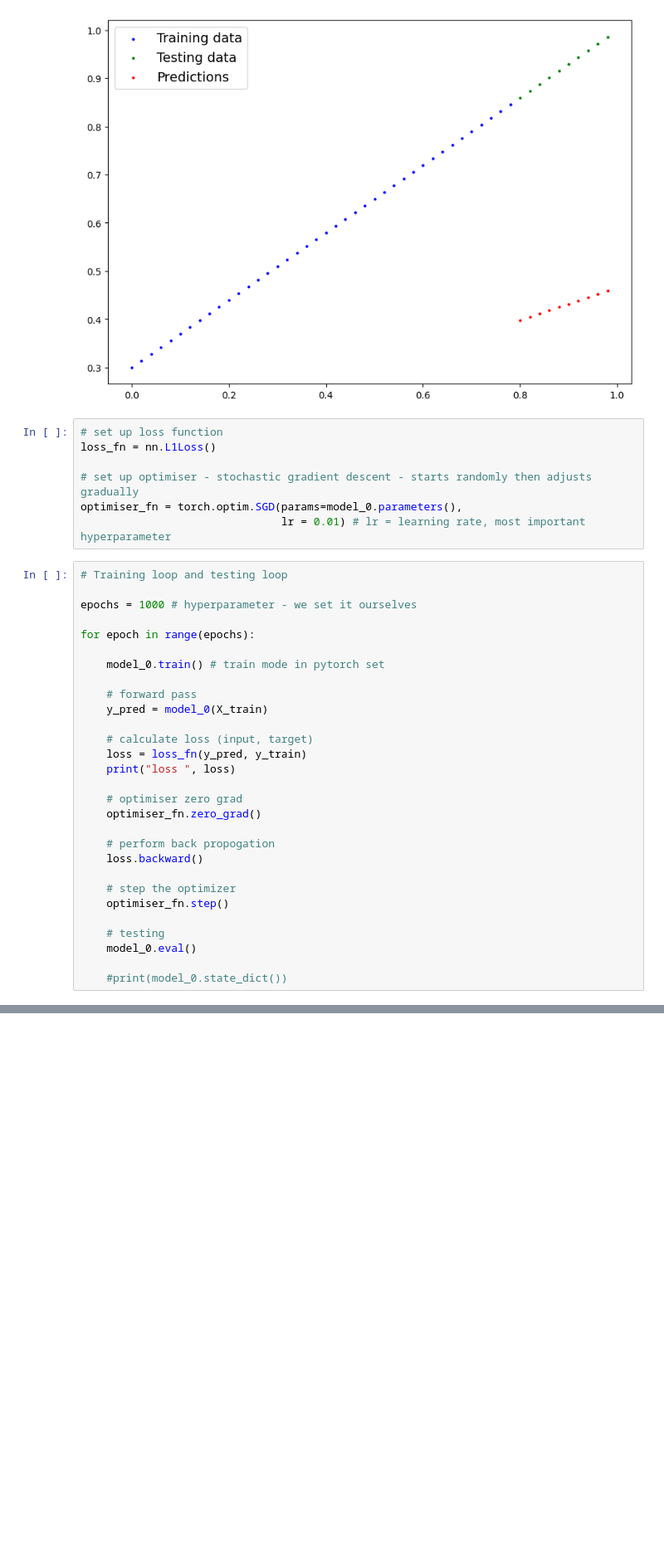
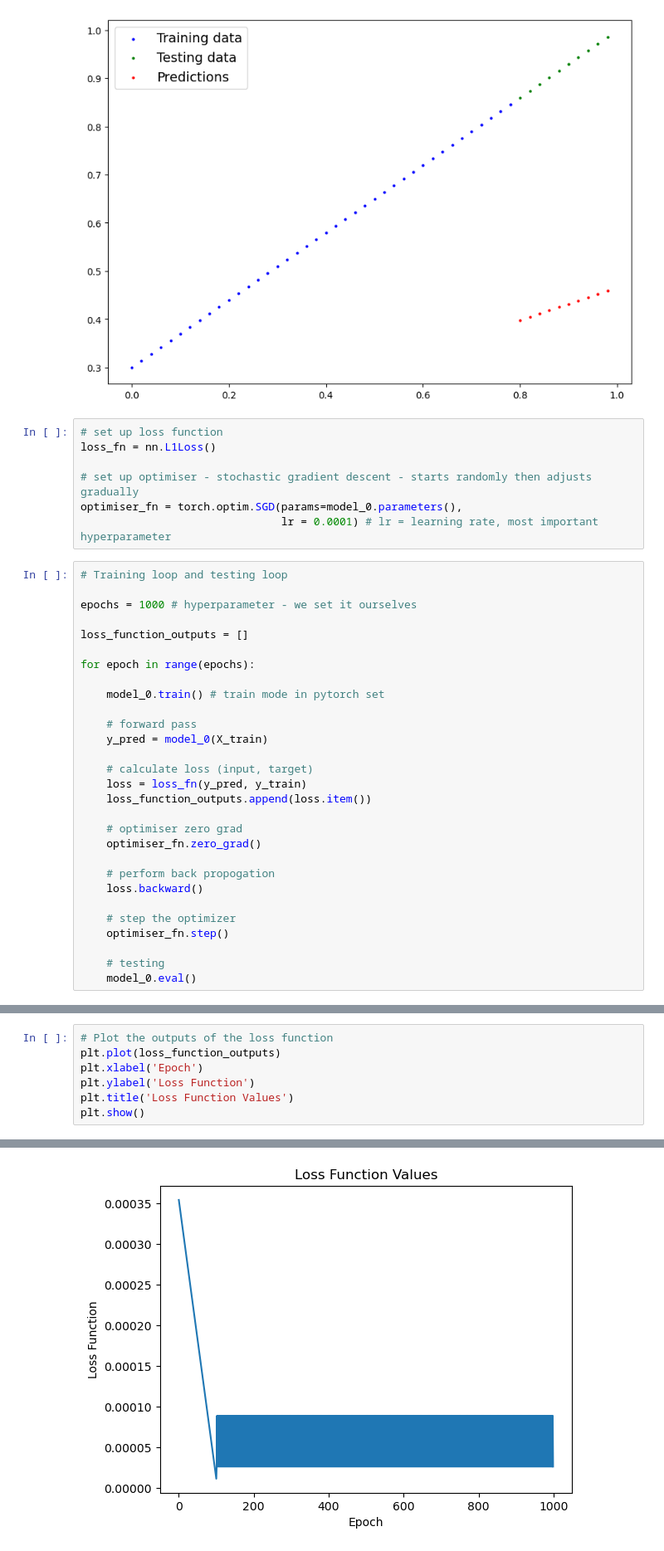
Before and after one commit to bennettandy/PyTorchWork, a Jupyter notebook: SimpleLinearRegressionModel.ipynb, the cells around one changed output, grey strips where cells are left out. Shown at 83% size. Saved outputs shown, nothing was run; the diff lists cells and outputs as text; blank space fills up the shorter version.

Commit message:
graphing the loss function over time

```diff
--- a/SimpleLinearRegressionModel.ipynb
+++ b/SimpleLinearRegressionModel.ipynb
@@ -155,11 +156,13 @@ loss_fn = nn.L1Loss()
 
 # set up optimiser - stochastic gradient descent - starts randomly then adjusts gradually
 optimiser_fn = torch.optim.SGD(params=model_0.parameters(),
-                               lr = 0.01) # lr = learning rate, most important hyperparameter
+                               lr = 0.0001) # lr = learning rate, most important hyperparameter
 # %%
 # Training loop and testing loop
 
 epochs = 1000 # hyperparameter - we set it ourselves
+
+loss_function_outputs = []
 
 for epoch in range(epochs):
 
@@ -170,7 +173,7 @@ for epoch in range(epochs):
 
     # calculate loss (input, target)
     loss = loss_fn(y_pred, y_train)
-    print("loss ", loss)
+    loss_function_outputs.append(loss.item())
 
     # optimiser zero grad
     optimiser_fn.zero_grad()
@@ -183,5 +186,3 @@ for epoch in range(epochs):
 
     # testing
     model_0.eval()
-
-    #print(model_0.state_dict())
@@ -206,2 +189,8 @@ loss  tensor(0.0026, grad_fn=<MeanBackward0>)
 # %%
+# Plot the outputs of the loss function
+plt.plot(loss_function_outputs)
+plt.xlabel('Epoch')
+plt.ylabel('Loss Function')
+plt.title('Loss Function Values')
+plt.show()
 # %% [output]
@@ -209,3 +197,4 @@ OrderedDict([('weights', tensor([0.3367])), ('bias', tensor([0.1288]))])
+[figure, added]
 # %%
 with torch.inference_mode():
     y_preds = model_0(X_test)
```
Also changed, not shown: parts of 5 cells of this notebook, 1 other file.
